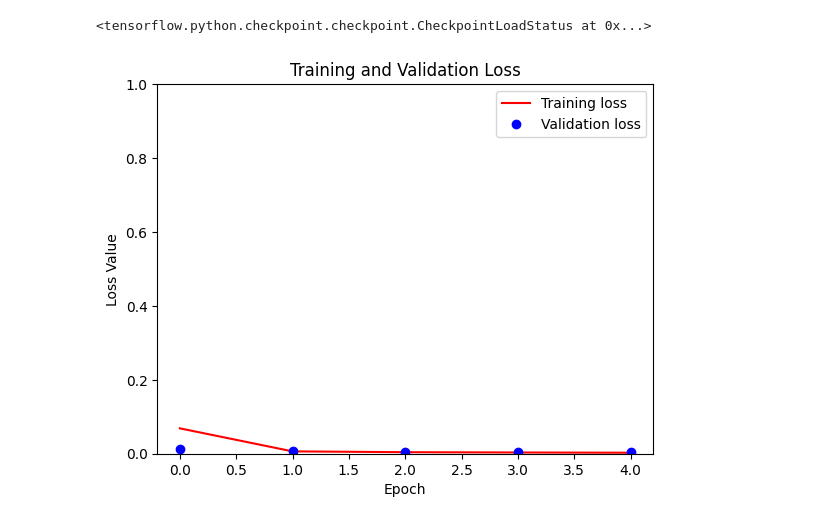
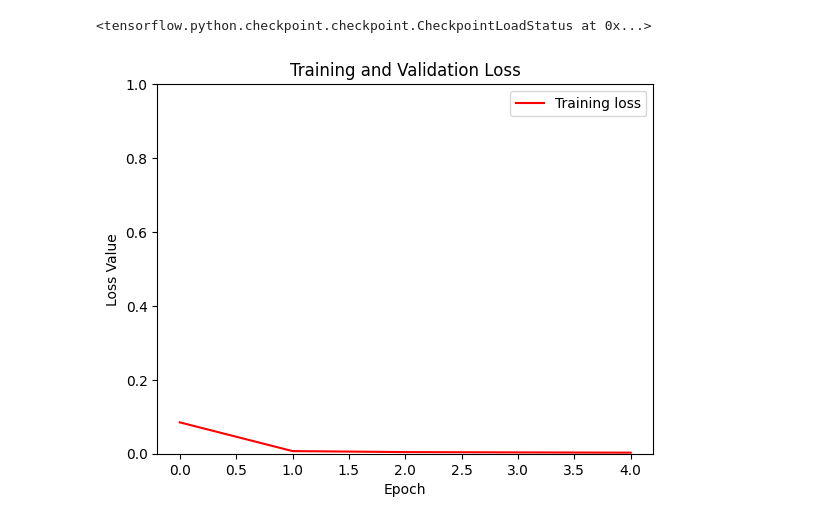
Before and after one commit to nPr0nn/Machine-Learning-Playground, a Jupyter notebook: unet_fish_segmentation.ipynb, the cells around one changed output. Saved outputs shown, nothing was run; the diff lists cells and outputs as text; code cells hidden in the pictures.

```diff
--- a/unet_fish_segmentation.ipynb
+++ b/unet_fish_segmentation.ipynb
@@ -98,7 +92,7 @@ train_dataset = train_dataset.repeat()
 train_dataset = train_dataset.prefetch(buffer_size=tf.data.AUTOTUNE)
 
 # test
-test_dataset = test_dataset.batch(batch_size)
+test_dataset = test_dataset.batch(8)
 test_dataset = test_dataset.prefetch(buffer_size=tf.data.AUTOTUNE)
 # %%
 def display(display_list):
@@ -227,20 +232,20 @@ model.load_weights(checkpoint_path)
 <tensorflow.python.checkpoint.checkpoint.CheckpointLoadStatus at 0x...>
 # %%
 loss     = history.history['loss']
-val_loss = history.history['val_loss']
+# val_loss = history.history['val_loss']
 epochs   = range(EPOCHS)
 
 plt.figure()
 plt.plot(epochs, loss, 'r', label='Training loss')
-plt.plot(epochs, val_loss, 'bo', label='Validation loss')
+# plt.plot(epochs, val_loss, 'bo', label='Validation loss')
 plt.title('Training and Validation Loss')
 plt.xlabel('Epoch')
 plt.ylabel('Loss Value')
 plt.ylim([0, 1])
 plt.legend()
 plt.show()
 # %% [output]
-[figure, old version]
+[figure, new version]
 # %%
 def create_mask(pred_mask):
   pred_mask = tf.argmax(pred_mask, axis=-1)
```
Also changed, not shown: parts of 8 cells of this notebook.
